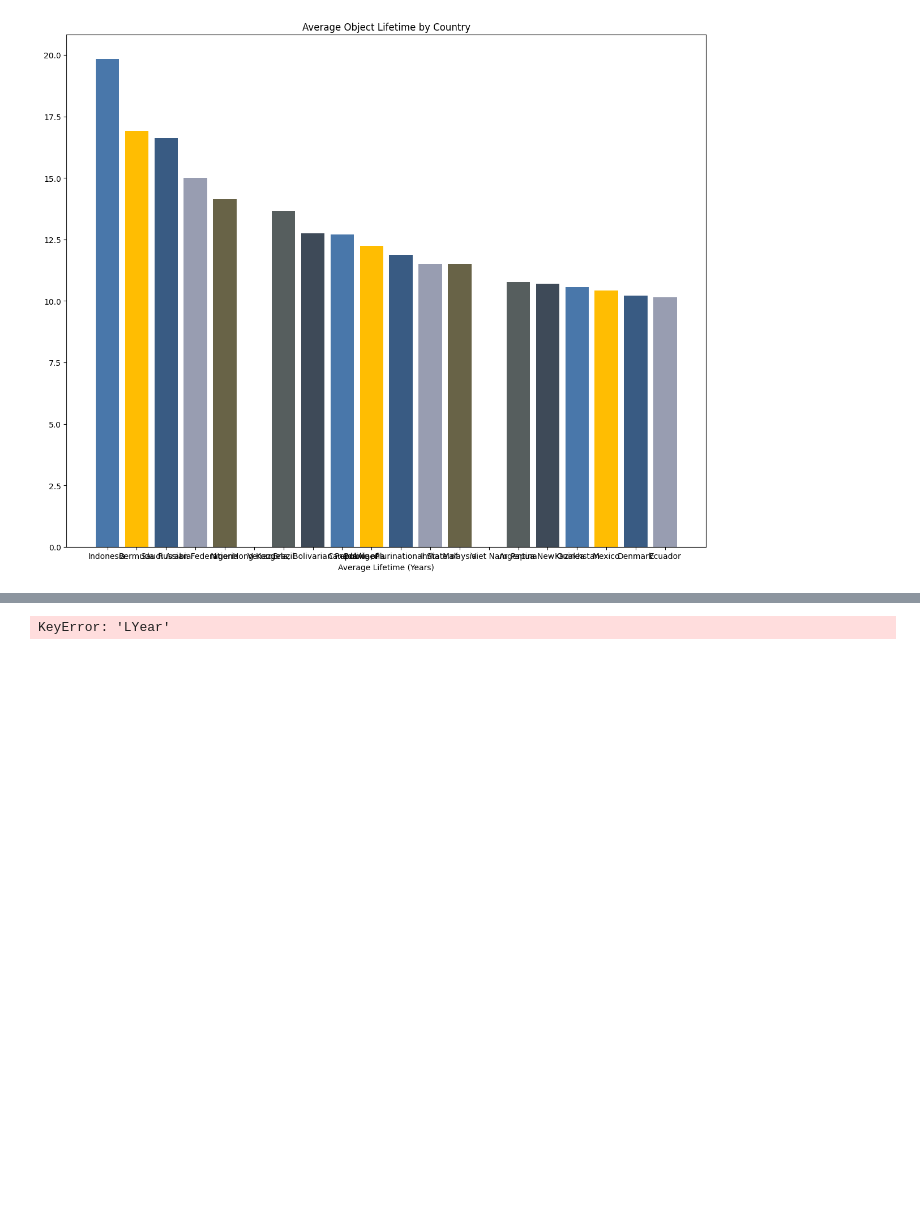
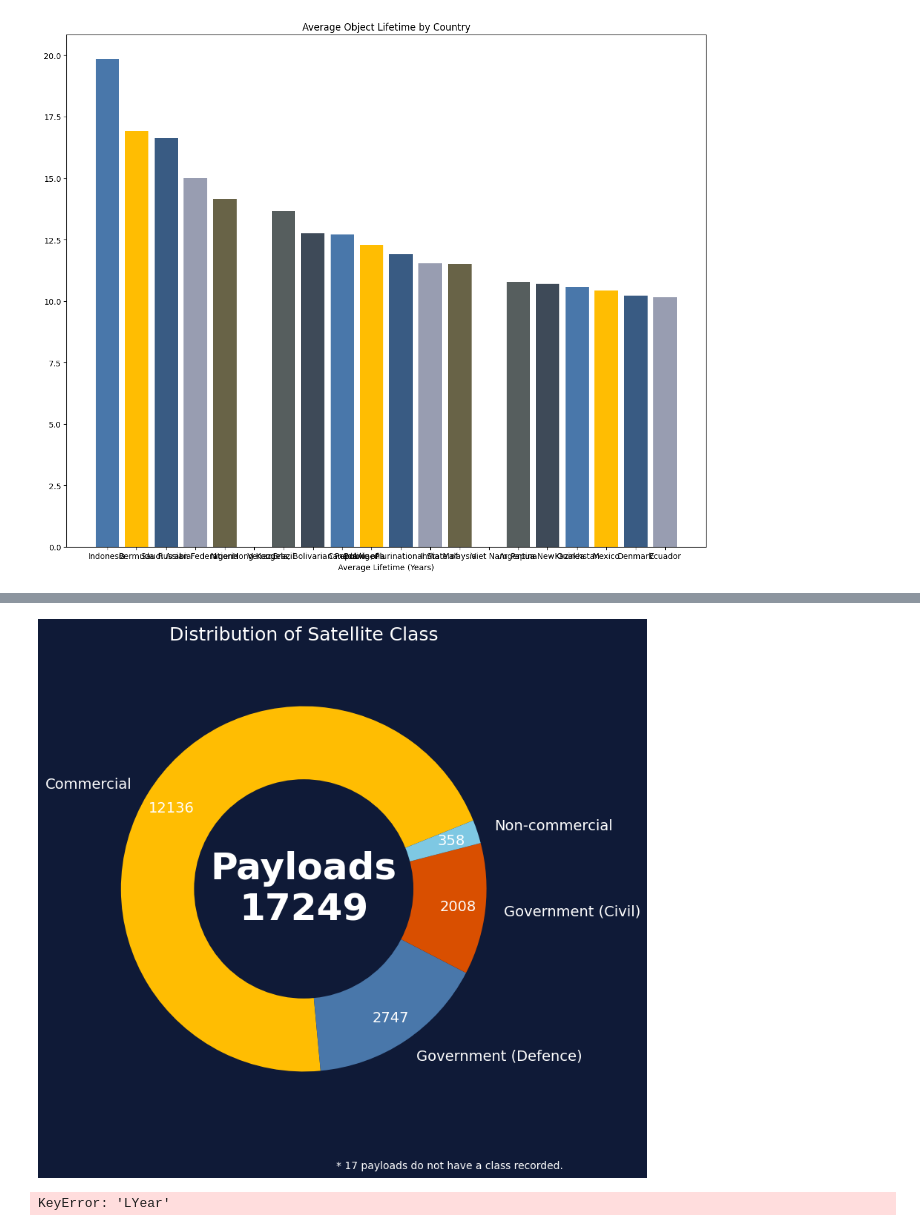
Before and after one commit to daemonchild/cardiffmet-dat5001-visualisation-of-data, a Jupyter notebook: assessment/pres1/2-dat5001-st20285213-tomrowan-pres1-create-graphs.ipynb, the cells around one changed output, grey strips where cells are left out. Saved outputs shown, nothing was run; the diff lists cells and outputs as text; code cells hidden in the pictures; blank space fills up the shorter version.

```diff
--- a/assessment/pres1/2-dat5001-st20285213-tomrowan-pres1-create-graphs.ipynb
+++ b/assessment/pres1/2-dat5001-st20285213-tomrowan-pres1-create-graphs.ipynb
@@ -346,0 +433,11 @@ plt.show()
+# %%
+# Filter dataframe for satellites still in orbit
+sdf_in_orbit = sdf[(sdf['In Orbit'] == True) & (sdf['Type Desc'] == 'Payload')]
+
+#sdf_in_orbit['Class Desc'] = sdf['Class Desc'].fillna('Unknown')
+
+# Count by Category Desc
+category_counts_orbit = sdf_in_orbit['Class Desc'].value_counts()
+
+display(sdf_in_orbit['Class Desc'].value_counts())
+print (sdf_in_orbit.shape)
@@ -347,3 +452,58 @@ plt.show()
+# %%
+
+
+# Colours from your palette (extend if needed)
+slice_colours = [
+    "#FFBD02",  # gold
+    "#4977AA",  # steelBlue
+    "#D94F00",  # burntOrange
+    "#7EC8E3",  # skyBlue
+    "#3E4A58",  # slateGrey
+    "#A9A9A9"   # grey for "Other"
+]
+
+# Create figure with darkBlue background
+fig, ax = plt.subplots(figsize=(8, 8), facecolor="#0F1A37")
+ax.set_facecolor("#0F1A37")
+
+# Donut chart
+wedges, texts, autotexts = ax.pie(
+    category_counts_orbit,
+    labels=category_counts_orbit.index,
+    autopct=lambda pct: f"{int(round(pct/100.*category_counts_orbit.sum()))}",  # show counts
+    startangle=22,
+    colors=slice_colours[:len(category_counts_orbit)],
+    textprops={'color': 'white', 'fontsize': 14},
+    pctdistance=0.85,    # move counts outward
+    labeldistance=1.1    # move labels outward
+)
+ax.set_aspect('equal')
+
+# Make it a donut
+centre_circle = plt.Circle((0, 0), 0.60, fc="#0F1A37")
+fig.gca().add_artist(centre_circle)
+
+# Add centre annotation
+plt.text(0, 0, f"Payloads\n{category_counts_orbit.sum()}", ha='center', va='center',
+         color='white', fontsize=36, fontweight='bold')
+
+# Title
+plt.title("Distribution of Satellite Class", color='white', fontsize=18, pad=20)
+
+
+# Add annotation at bottom right of the figure
+fig.text(
+    0.95, 0.02,  # x, y position in figure coordinates (0 = left/bottom, 1 = right/top)
+    "* 17 payloads do not have a class recorded.",
+    ha='right', va='bottom',  # align text to the right and bottom
+    color='white', fontsize=10
+)
+
+
+#plt.tight_layout()
+plt.show()
+# %% [output]
+[figure, added]
 # %%
 # Filter non payloads
 # sdf = sdf[sdf['Type'].str.startswith('P', na=False)]
```
Also changed, not shown: parts of 8 cells of this notebook, 2 other files.
